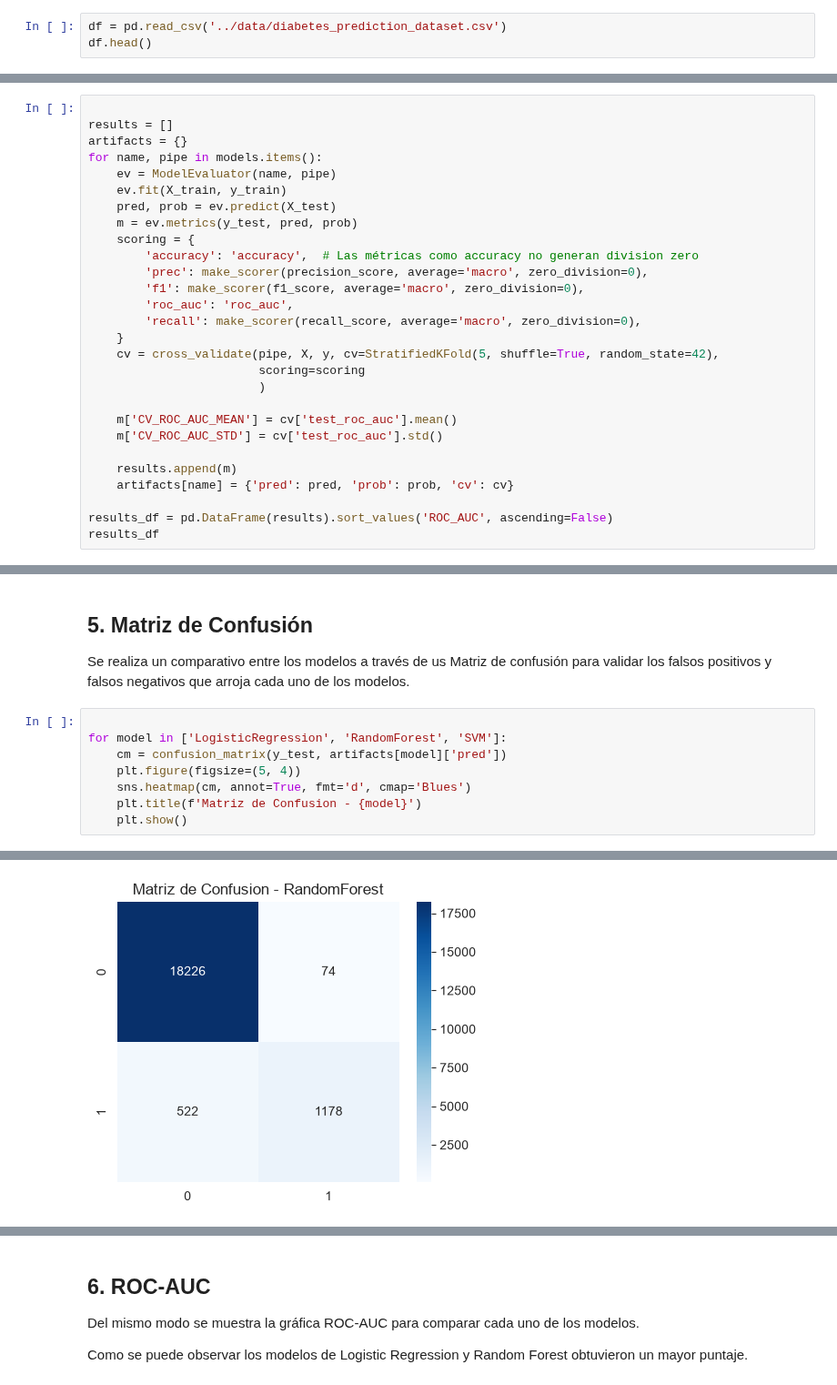
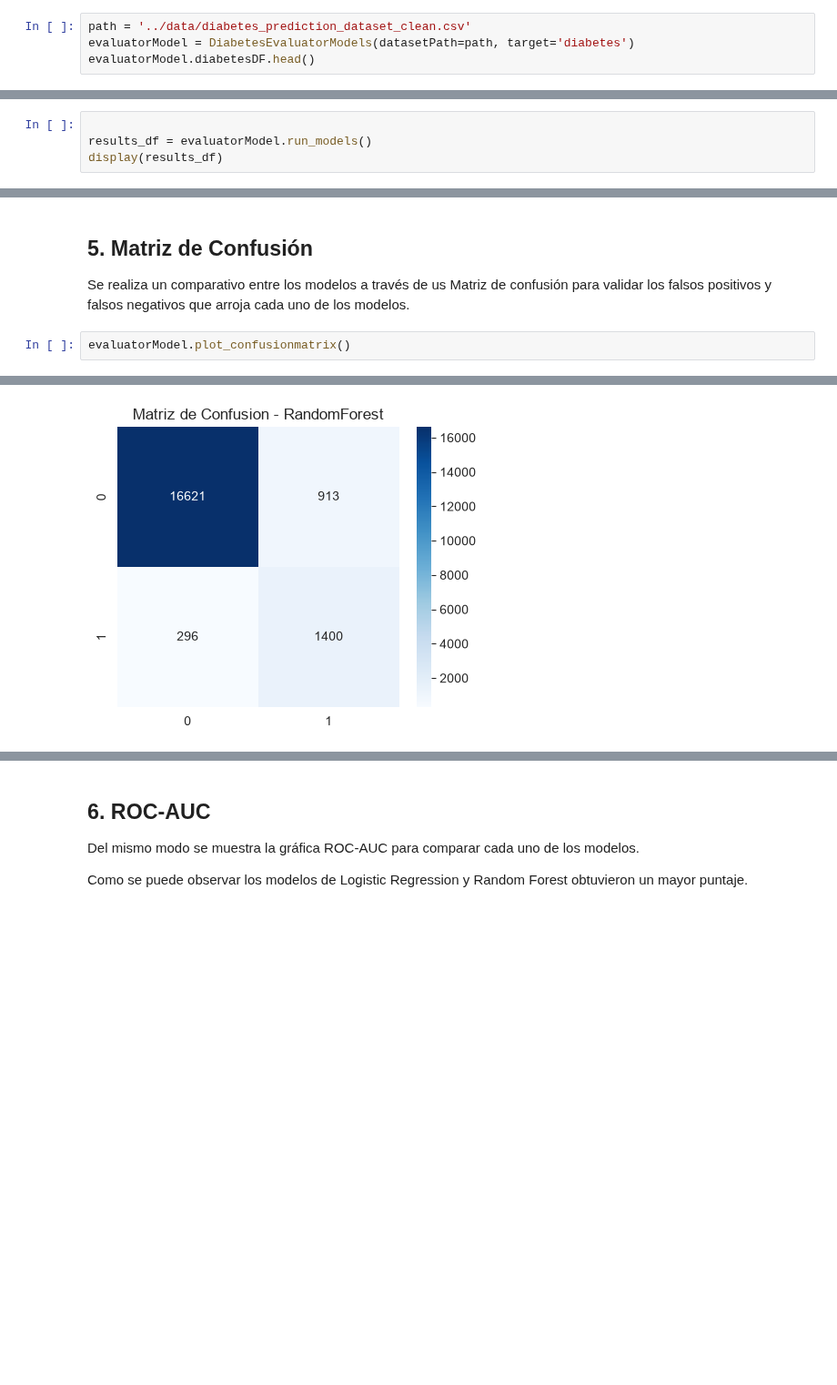
Before and after one commit to miguelgarciavidal-anjeluz/gestion-proyectos-ia, a Jupyter notebook: Actividad-06/src/Notebook_Completo_Evaluacion_Diabetes.ipynb, the cells around one changed output, grey strips where cells are left out. Shown at 91% size. Saved outputs shown, nothing was run; the diff lists cells and outputs as text; blank space fills up the shorter version.

```diff
--- a/Actividad-06/src/Notebook_Completo_Evaluacion_Diabetes.ipynb
+++ b/Actividad-06/src/Notebook_Completo_Evaluacion_Diabetes.ipynb
@@ -73,6 +225,7 @@ print("Path to dataset files:", path)
 
 La estructura del Dataset es la siguiente:
 # %%
-df = pd.read_csv('../data/diabetes_prediction_dataset.csv')
-df.head()
+path = '../data/diabetes_prediction_dataset_clean.csv'
+evaluatorModel = DiabetesEvaluatorModels(datasetPath=path, target='diabetes')
+evaluatorModel.diabetesDF.head()
 # %% [output]
@@ -123,30 +256,6 @@ X_train, X_test, y_train, y_test = train_test_split(X, y, test_size=0.2, stratif
 Se inicializa el entrenamiento y la experimentación con cada uno de los modelos; se recuperan métricas para el cálculo de curva ROC y el cálculo de AUC.
 # %%
 
-results = []
-artifacts = {}
-for name, pipe in models.items():
-    ev = ModelEvaluator(name, pipe)
-    ev.fit(X_train, y_train)
-    pred, prob = ev.predict(X_test)
-    m = ev.metrics(y_test, pred, prob)
-    scoring = {
-        'accuracy': 'accuracy',  # Las métricas como accuracy no generan division zero
-        'prec': make_scorer(precision_score, average='macro', zero_division=0),
-        'f1': make_scorer(f1_score, average='macro', zero_division=0),
-        'roc_auc': 'roc_auc',
-        'recall': make_scorer(recall_score, average='macro', zero_division=0),
-    }
-    cv = cross_validate(pipe, X, y, cv=StratifiedKFold(5, shuffle=True, random_state=42),
-                        scoring=scoring
-                        )
-
-    m['CV_ROC_AUC_MEAN'] = cv['test_roc_auc'].mean()
-    m['CV_ROC_AUC_STD'] = cv['test_roc_auc'].std()
-
-    results.append(m)
-    artifacts[name] = {'pred': pred, 'prob': prob, 'cv': cv}
-
-results_df = pd.DataFrame(results).sort_values('ROC_AUC', ascending=False)
-results_df
+results_df = evaluatorModel.run_models()
+display(results_df)
 # %% [output]
@@ -160,11 +273,5 @@ results_df
 
 Se realiza un comparativo entre los modelos a través de us Matriz de confusión para validar los falsos positivos y falsos negativos que arroja cada uno de los modelos.
 # %%
-
-for model in ['LogisticRegression', 'RandomForest', 'SVM']:
-    cm = confusion_matrix(y_test, artifacts[model]['pred'])
-    plt.figure(figsize=(5, 4))
-    sns.heatmap(cm, annot=True, fmt='d', cmap='Blues')
-    plt.title(f'Matriz de Confusion - {model}')
-    plt.show()
+evaluatorModel.plot_confusionmatrix()
 # %% [output]
@@ -172 +279 @@ for model in ['LogisticRegression', 'RandomForest', 'SVM']:
-[figure, old version]
+[figure, new version]
```
Also changed, not shown: parts of 15 cells of this notebook, 3 other files.
